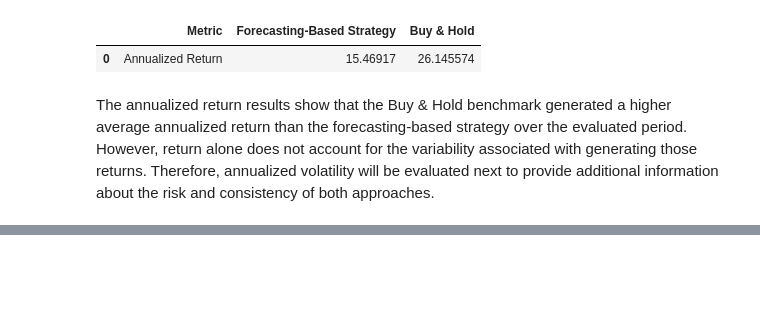
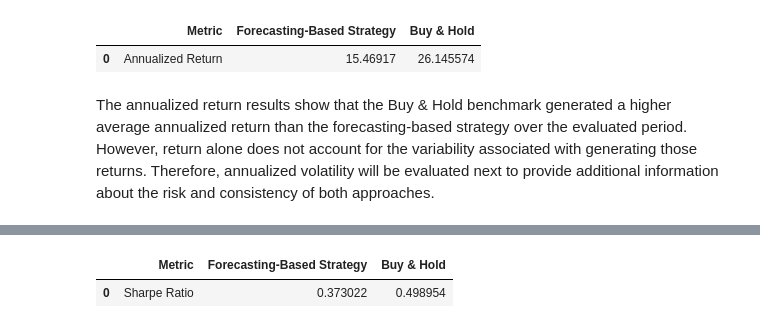
Before and after one commit to GaelRendon/Financial-market-regime-detetcion-system, a Jupyter notebook: notebooks/08_strategy_evaluation.ipynb, the cells around one changed output, grey strips where cells are left out. Saved outputs shown, nothing was run; the diff lists cells and outputs as text; code cells hidden in the pictures; blank space fills up the shorter version.

```diff
--- a/notebooks/08_strategy_evaluation.ipynb
+++ b/notebooks/08_strategy_evaluation.ipynb
@@ -593,0 +626,30 @@ The annualized return results show that the Buy & Hold benchmark generated a hig
+# %%
+# ============================================
+# Calculate Sharpe Ratio
+# ============================================
+
+# Risk-free rate assumption
+risk_free_rate = 0.0
+
+# Calculate Sharpe Ratio
+strategy_sharpe_ratio = (
+    (strategy_annualized_return / 100 - risk_free_rate)
+    / (strategy_annualized_volatility / 100)
+)
+
+buy_hold_sharpe_ratio = (
+    (buy_hold_annualized_return / 100 - risk_free_rate)
+    / (buy_hold_annualized_volatility / 100)
+)
+
+# Display results
+sharpe_summary = pd.DataFrame({
+    "Metric": ["Sharpe Ratio"],
+    "Forecasting-Based Strategy": [strategy_sharpe_ratio],
+    "Buy & Hold": [buy_hold_sharpe_ratio]
+})
+
+display(sharpe_summary)
+# %% [output]
+|  | Metric | Forecasting-Based Strategy | Buy & Hold |
+| 0 | Sharpe Ratio | 0.373022 | 0.498954 |
```
Also changed, not shown: parts of 2 cells of this notebook.
